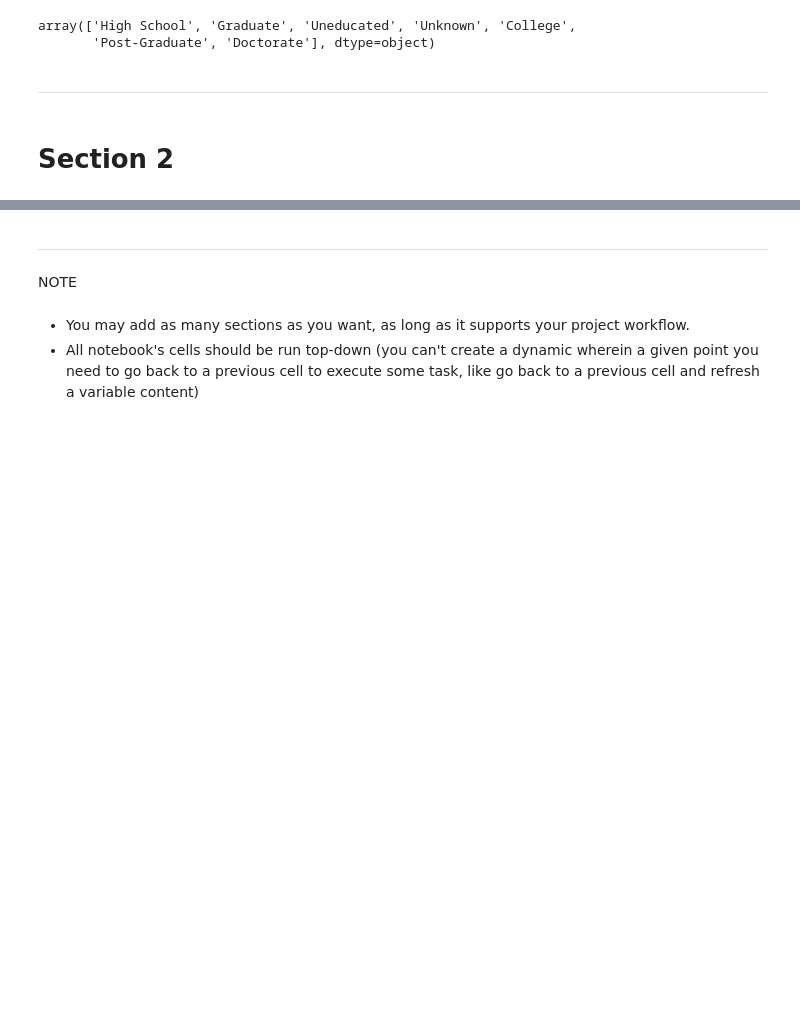
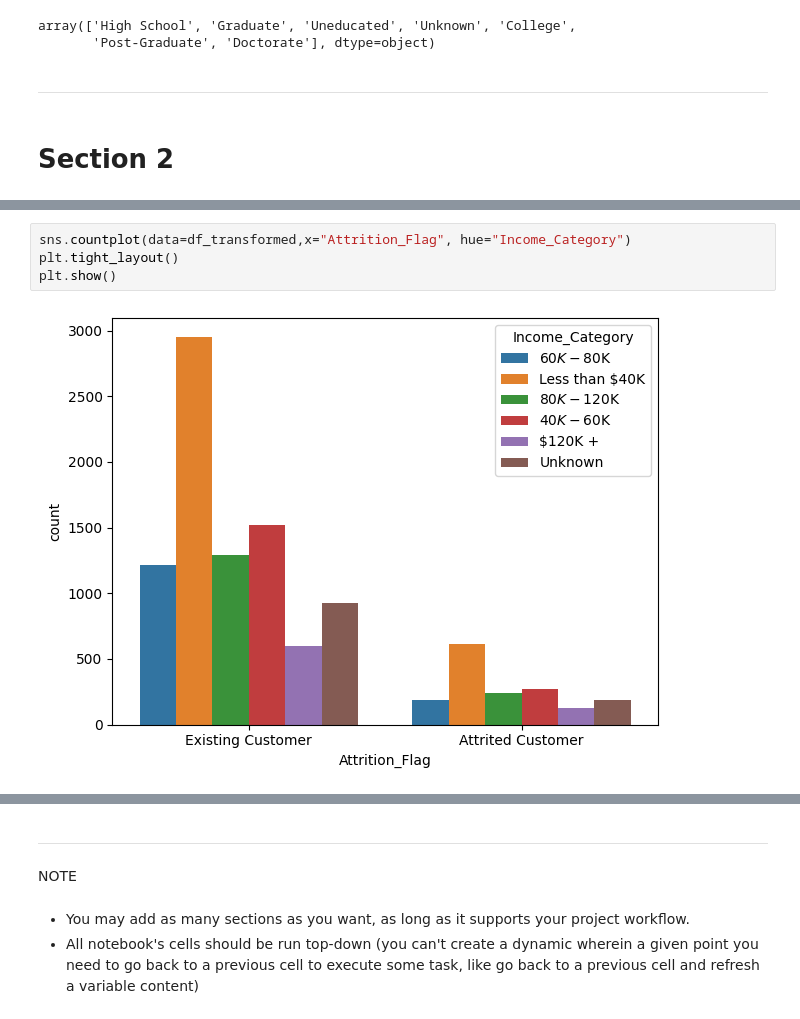
Before and after one commit to Lailah-Idrees/Credit-Card-Churning-Customers-Analysis-, a Jupyter notebook: jupyter_notebooks/Data_Visualisation.ipynb, the cells around one changed output, grey strips where cells are left out. Cells and saved outputs as stored; diff of their text form; blank space fills up the shorter version.

```diff
--- a/jupyter_notebooks/Data_Visualisation.ipynb
+++ b/jupyter_notebooks/Data_Visualisation.ipynb
@@ -101,0 +144,6 @@ Section 2 content
+# %%
+sns.countplot(data=df_transformed,x="Attrition_Flag", hue="Income_Category")
+plt.tight_layout()
+plt.show()
+# %% [output]
+[figure, added]
```
Also changed, not shown: parts of 18 cells of this notebook.
